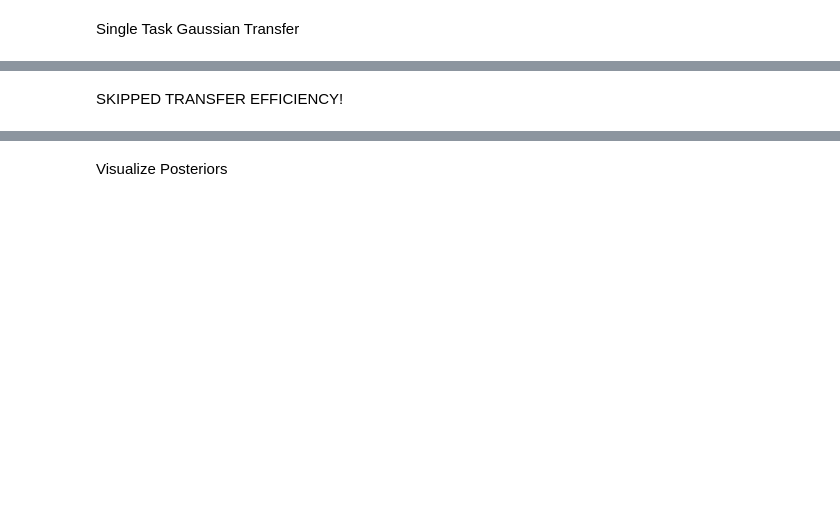
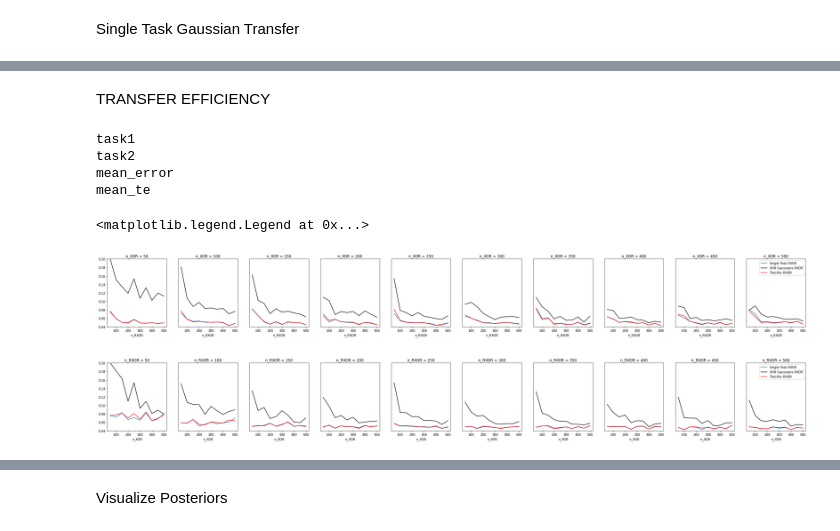
Before and after one commit to NeuroDataDesign/ProgLearn_2021-2022, a Jupyter notebook: Aishwarya_Seth/kdf-prog/KDF_PROG.ipynb, the cells around one changed output, grey strips where cells are left out. Cells and saved outputs as stored; diff of their text form; code cells hidden in the pictures; blank space fills up the shorter version.

Commit message:
KDF Prog up-to-date with KDN Prog results

```diff
--- a/Aishwarya_Seth/kdf-prog/KDF_PROG.ipynb
+++ b/Aishwarya_Seth/kdf-prog/KDF_PROG.ipynb
@@ -677,2 +666,51 @@ FileNotFoundError: ignored
-# %% [markdown]
-SKIPPED TRANSFER EFFICIENCY!
+# %% [markdown]
+TRANSFER EFFICIENCY
+# %%
+data = np.load('/content/gdrive/My Drive/kdn_prog_arrs2.npz')
+for k in data.keys():
+    print(k)
+
+n_t1 = data['task1']
+n_t2 = data['task2']
+mean_error = data['mean_error']
+mean_te = data['mean_te']
+# %% [output]
+task1
+task2
+mean_error
+mean_te
+# %%
+from json.decoder import JSONDecodeError
+task1 = "XOR"
+task2 = "RXOR"
+algorithms = [f"Single Task {task2}",
+              f"{task1} Gaussians {task2}",
+              f"Transfer {task2}"]
+
+fig1, ax1 = plt.subplots(1, 10, figsize=(40, 4))
+for i, n1i in enumerate(n_t1):
+    ax1[i].plot(n_t1, mean_error[0, i, :], label=algorithms[0])
+    ax1[i].plot(n_t1, mean_error[1, i, :], label=algorithms[1], color="black")
+    ax1[i].plot(n_t1, mean_error[2, i, :], label=algorithms[2], color="red")
+    ax1[i].set_ylim(0.04, 0.20)
+    ax1[i].set_title(f"n_{task1} = {n1i}")
+    ax1[i].set_xlabel(f"n_{task2}")
+    if i > 0:
+        ax1[i].tick_params(axis="y", which="both", left=False, labelleft=False)
+ax1[9].legend()
+
+fig2, ax2 = plt.subplots(1, 10, figsize=(40, 4))
+for j, n2j in enumerate(n_t2):
+    ax2[j].plot(n_t2, mean_error[0, :, j], label=algorithms[0])
+    ax2[j].plot(n_t2, mean_error[1, :, j], label=algorithms[1], color="black")
+    ax2[j].plot(n_t2, mean_error[2, :, j], label=algorithms[2], color="red")
+    ax2[j].set_ylim(0.04, 0.20)
+    ax2[j].set_title(f"n_{task2} = {n2j}")
+    ax2[j].set_xlabel(f"n_{task1}")
+    if j > 0:
+        ax2[j].tick_params(axis="y", which="both", left=False, labelleft=False)
+ax2[9].legend()
+# %% [output]
+<matplotlib.legend.Legend at 0x...>
+[figure, added]
+[figure, added]
```
Also changed, not shown: parts of 11 cells of this notebook.
